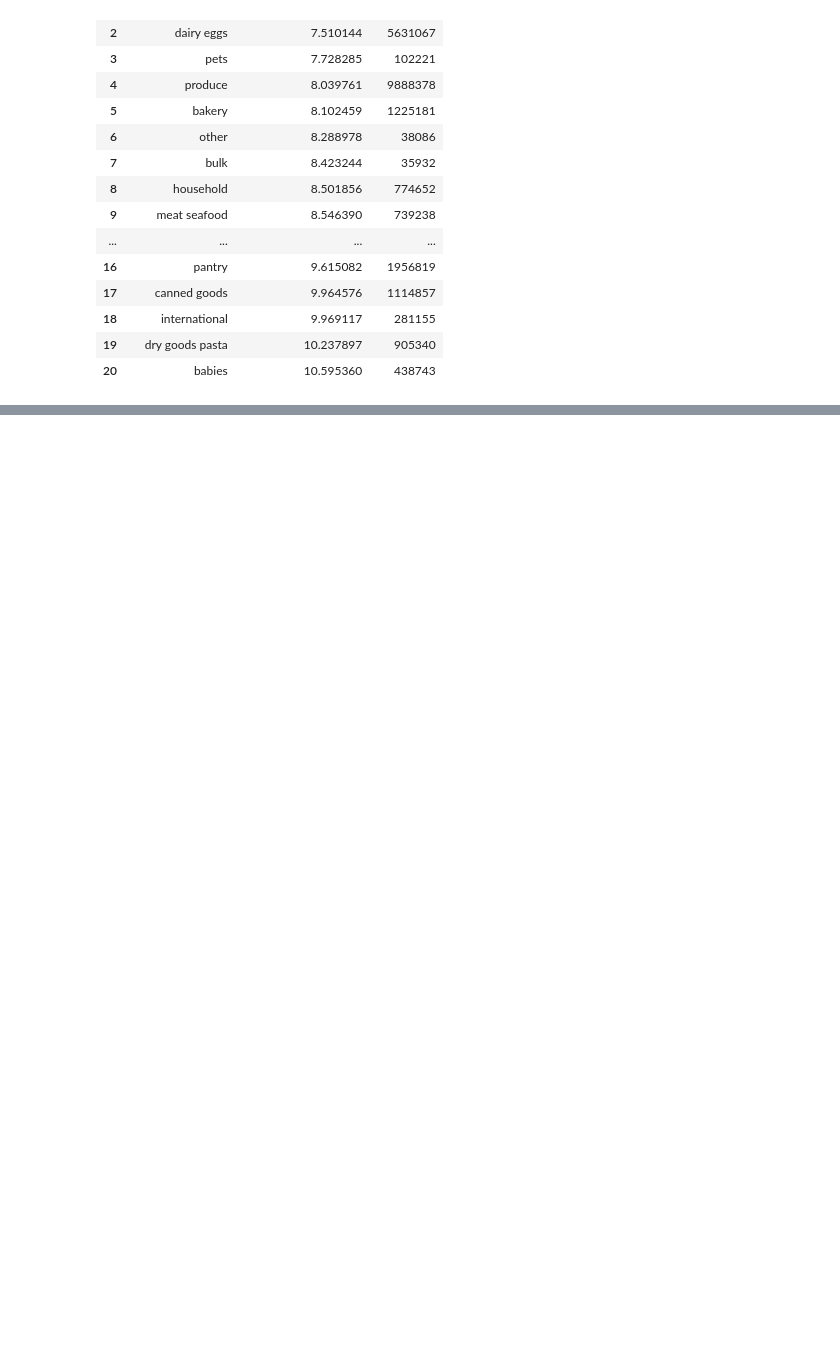
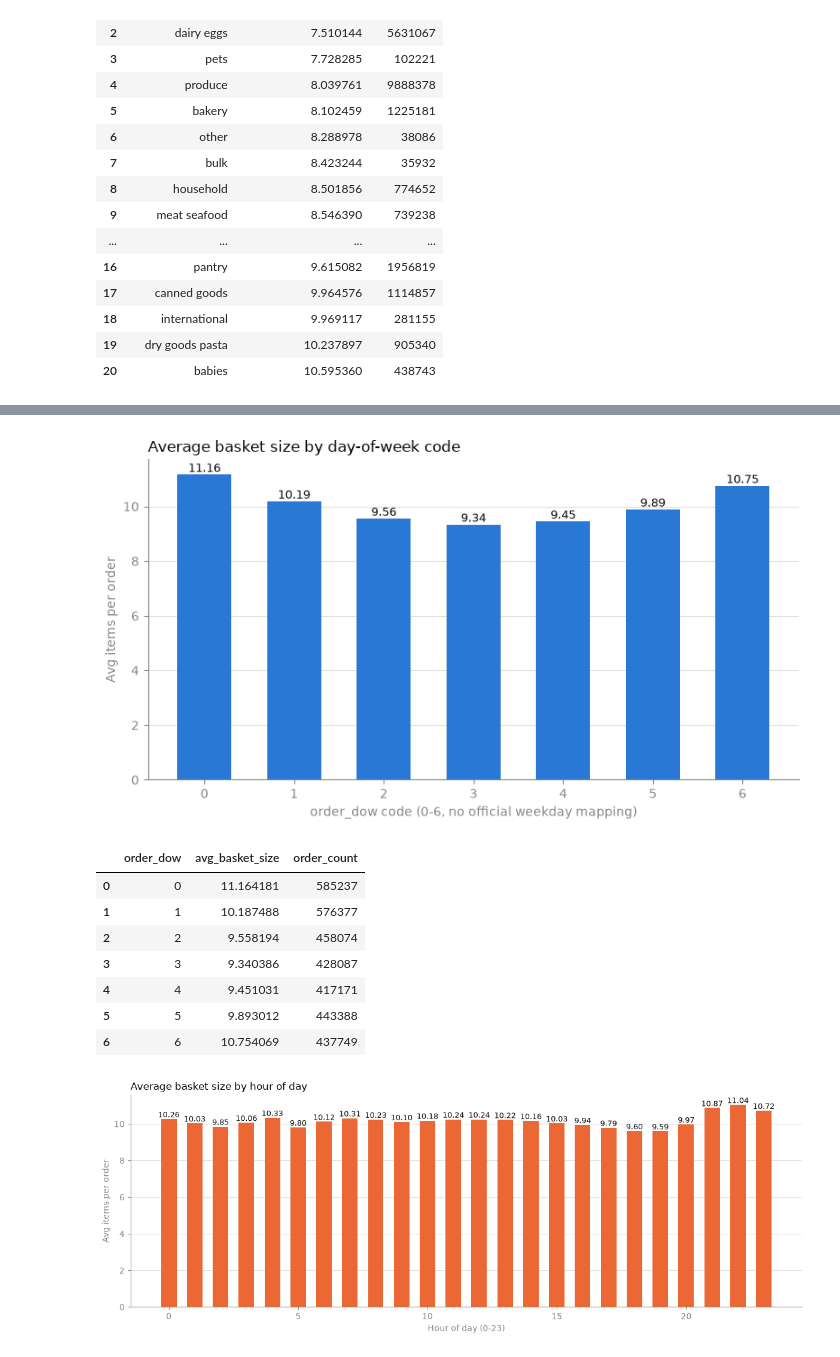
Before and after one commit to jennyhwo85-lgtm/module-2-project-instacart-analytics, a Jupyter notebook: notebook/EDA_01.ipynb, the cells around one changed output, grey strips where cells are left out. Cells and saved outputs as stored; diff of their text form; code cells hidden in the pictures; blank space fills up the shorter version.

```diff
--- a/notebook/EDA_01.ipynb
+++ b/notebook/EDA_01.ipynb
@@ -442,0 +527,60 @@ product_atc_combined[["product_name", "avg_add_to_cart_order", "item_count", "gr
+# %%
+basket_by_dow = db.sql("""
+    with basket as (
+        select order_id, order_dow, count(*) as basket_size
+        from fact_order_items
+        group by order_id, order_dow
+    )
+    select order_dow, avg(basket_size) as avg_basket_size, count(*) as order_count
+    from basket
+    group by order_dow
+    order by order_dow
+""").df()
+
+bar_chart(
+    basket_by_dow["order_dow"],
+    basket_by_dow["avg_basket_size"],
+    color=BLUE,
+    title="Average basket size by day-of-week code",
+    xlabel="order_dow code (0-6, no official weekday mapping)",
+    ylabel="Avg items per order",
+    value_fmt="{:,.2f}",
+)
+
+display(basket_by_dow)
+
+basket_by_hour = db.sql("""
+    with basket as (
+        select order_id, order_hour_of_day, count(*) as basket_size
+        from fact_order_items
+        group by order_id, order_hour_of_day
+    )
+    select order_hour_of_day, avg(basket_size) as avg_basket_size, count(*) as order_count
+    from basket
+    group by order_hour_of_day
+    order by order_hour_of_day
+""").df()
+
+bar_chart(
+    basket_by_hour["order_hour_of_day"],
+    basket_by_hour["avg_basket_size"],
+    color=ORANGE,
+    title="Average basket size by hour of day",
+    xlabel="Hour of day (0-23)",
+    ylabel="Avg items per order",
+    value_fmt="{:,.2f}",
+    figsize=(12, 4.5),
+)
+
+basket_by_hour
+# %% [output]
+[figure, added]
+|  | order_dow | avg_basket_size | order_count |
+| 0 | 0 | 11.164181 | 585237 |
+| 1 | 1 | 10.187488 | 576377 |
+| 2 | 2 | 9.558194 | 458074 |
+| 3 | 3 | 9.340386 | 428087 |
+| 4 | 4 | 9.451031 | 417171 |
+| 5 | 5 | 9.893012 | 443388 |
+| 6 | 6 | 10.754069 | 437749 |
+[figure, added]
```
Also changed, not shown: parts of 22 cells of this notebook.
